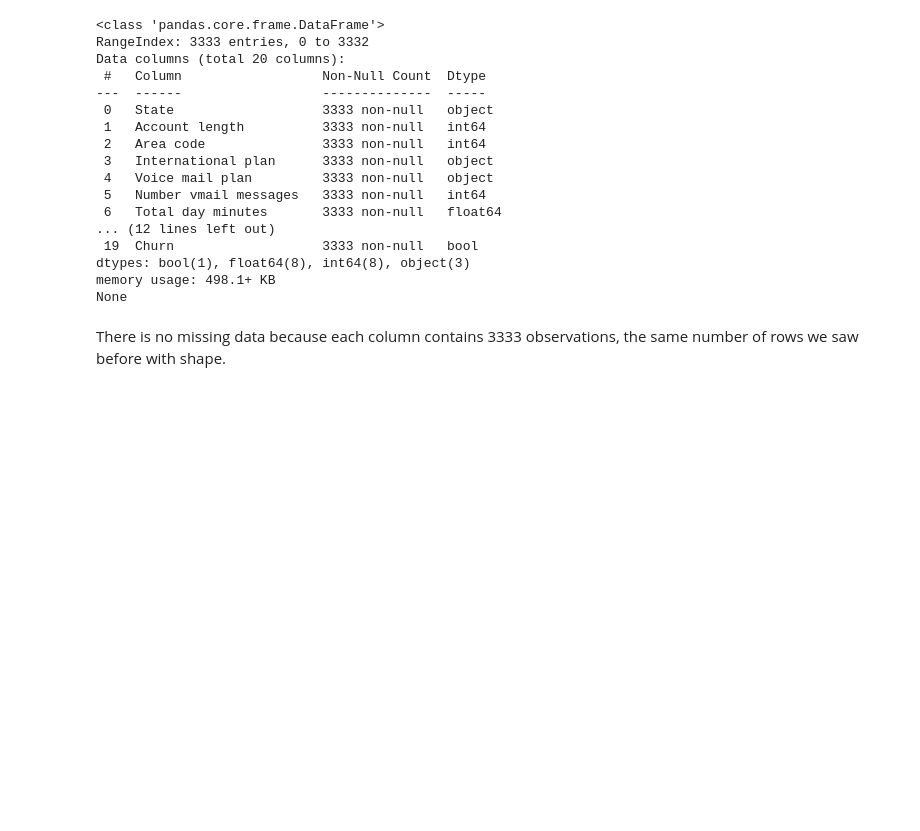
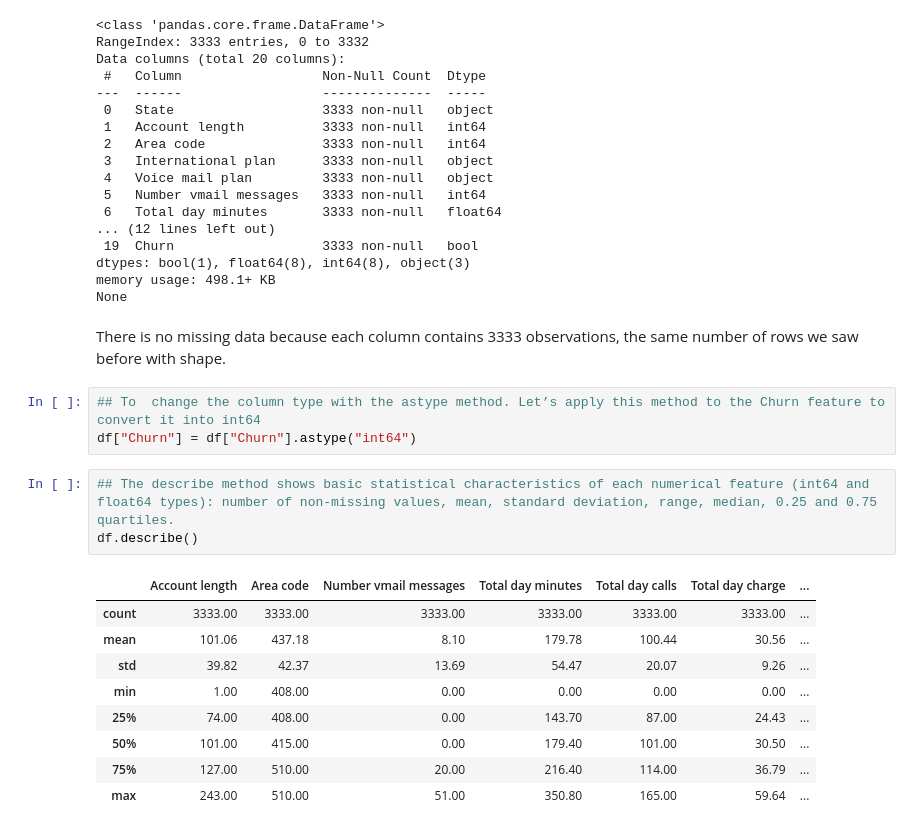
Before and after one commit to kibedavid/datascience, a Jupyter notebook: Exploratory_data_analysis_with_Pandas.ipynb, the cells around one changed output. Saved outputs shown, nothing was run; the diff lists cells and outputs as text; blank space fills up the shorter version.

```diff
--- a/Exploratory_data_analysis_with_Pandas.ipynb
+++ b/Exploratory_data_analysis_with_Pandas.ipynb
@@ -69,3 +69,19 @@ memory usage: 498.1+ KB
 None
 # %% [markdown]
 There is no missing data  because each column contains 3333 observations, the same number of rows we saw before with shape.
+# %%
+## To  change the column type with the astype method. Let’s apply this method to the Churn feature to convert it into int64
+df["Churn"] = df["Churn"].astype("int64")
+# %%
+## The describe method shows basic statistical characteristics of each numerical feature (int64 and float64 types): number of non-missing values, mean, standard deviation, range, median, 0.25 and 0.75 quartiles.
+df.describe()
+# %% [output]
+|  | Account length | Area code | Number vmail messages | Total day minutes | Total day calls | Total day charge | ... |
+| count | 3333.00 | 3333.00 | 3333.00 | 3333.00 | 3333.00 | 3333.00 | ... |
+| mean | 101.06 | 437.18 | 8.10 | 179.78 | 100.44 | 30.56 | ... |
+| std | 39.82 | 42.37 | 13.69 | 54.47 | 20.07 | 9.26 | ... |
+| min | 1.00 | 408.00 | 0.00 | 0.00 | 0.00 | 0.00 | ... |
+| 25% | 74.00 | 408.00 | 0.00 | 143.70 | 87.00 | 24.43 | ... |
+| 50% | 101.00 | 415.00 | 0.00 | 179.40 | 101.00 | 30.50 | ... |
+| 75% | 127.00 | 510.00 | 20.00 | 216.40 | 114.00 | 36.79 | ... |
+| max | 243.00 | 510.00 | 51.00 | 350.80 | 165.00 | 59.64 | ... |
```
Also changed, not shown: parts of 4 cells of this notebook.
